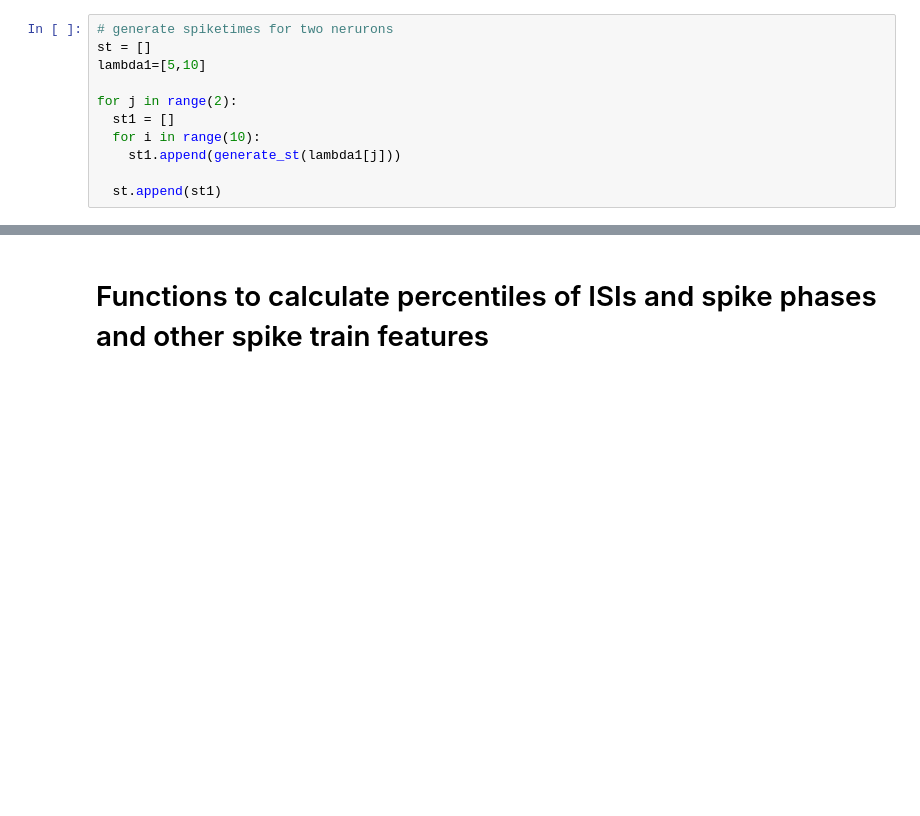
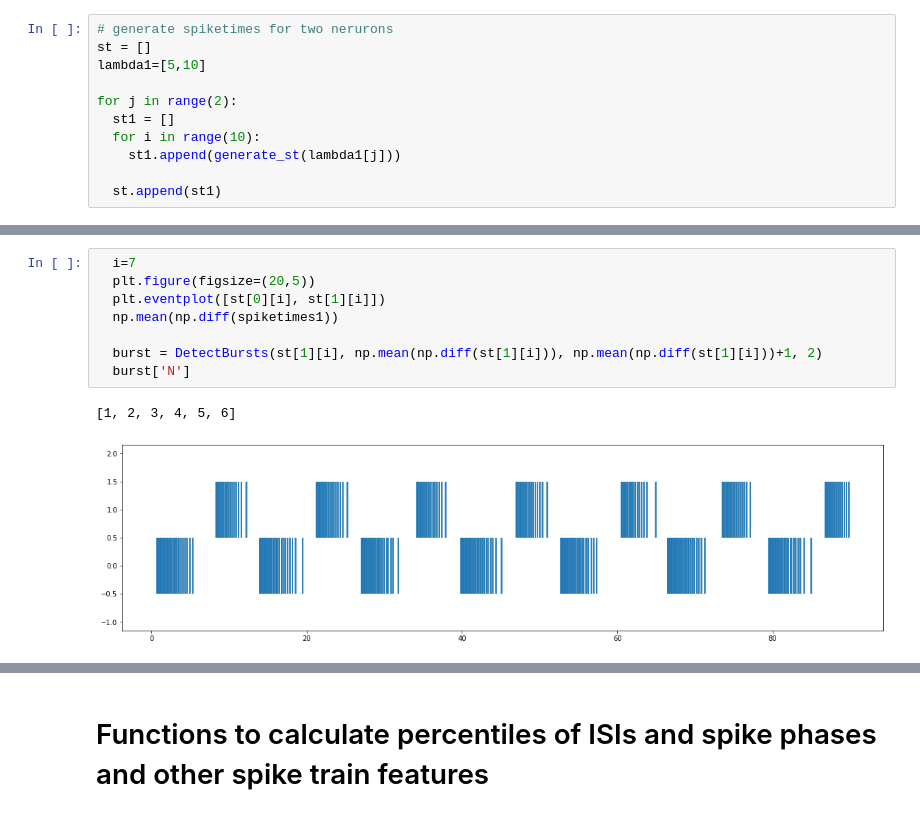
Before and after one commit to eomorozova/modeling_hcos, a Jupyter notebook: HCO_models_analysis_colab.ipynb, the cells around one changed output, grey strips where cells are left out. Saved outputs shown, nothing was run; the diff lists cells and outputs as text; blank space fills up the shorter version.

Commit message:
Added functions for burst identification

```diff
--- a/HCO_models_analysis_colab.ipynb
+++ b/HCO_models_analysis_colab.ipynb
@@ -102,0 +186,11 @@ for j in range(2):
+# %%
+  i=7
+  plt.figure(figsize=(20,5))
+  plt.eventplot([st[0][i], st[1][i]])
+  np.mean(np.diff(spiketimes1))
+
+  burst = DetectBursts(st[1][i], np.mean(np.diff(st[1][i])), np.mean(np.diff(st[1][i]))+1, 2)
+  burst['N']
+# %% [output]
+[1, 2, 3, 4, 5, 6]
+[figure, added]
```
Also changed, not shown: parts of 25 cells of this notebook.
